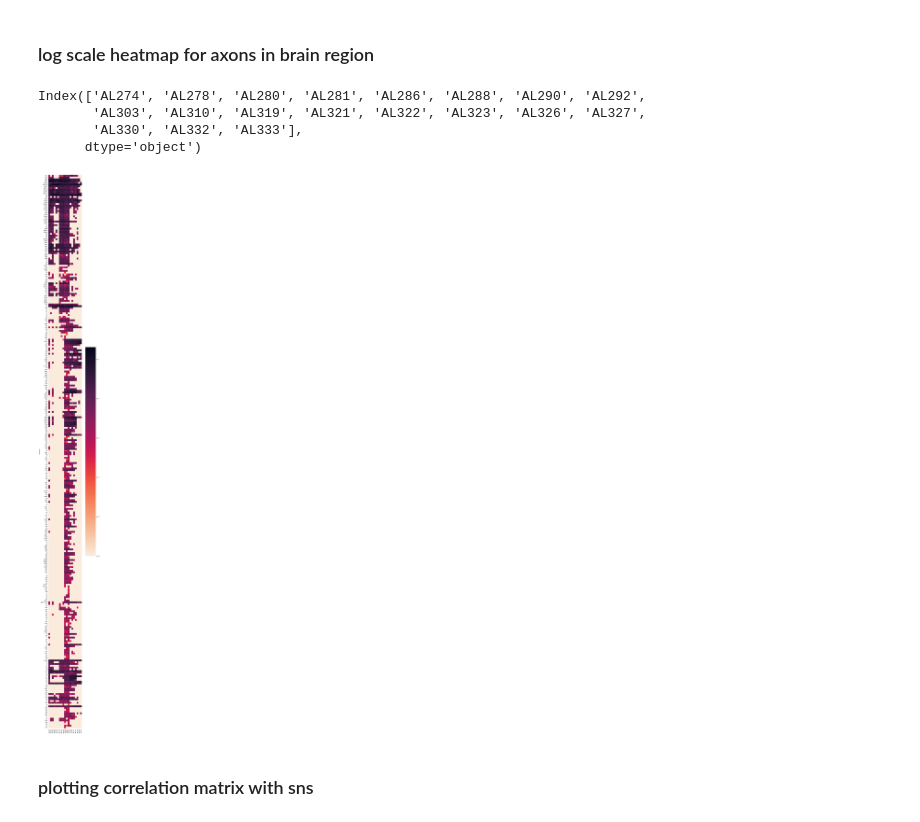
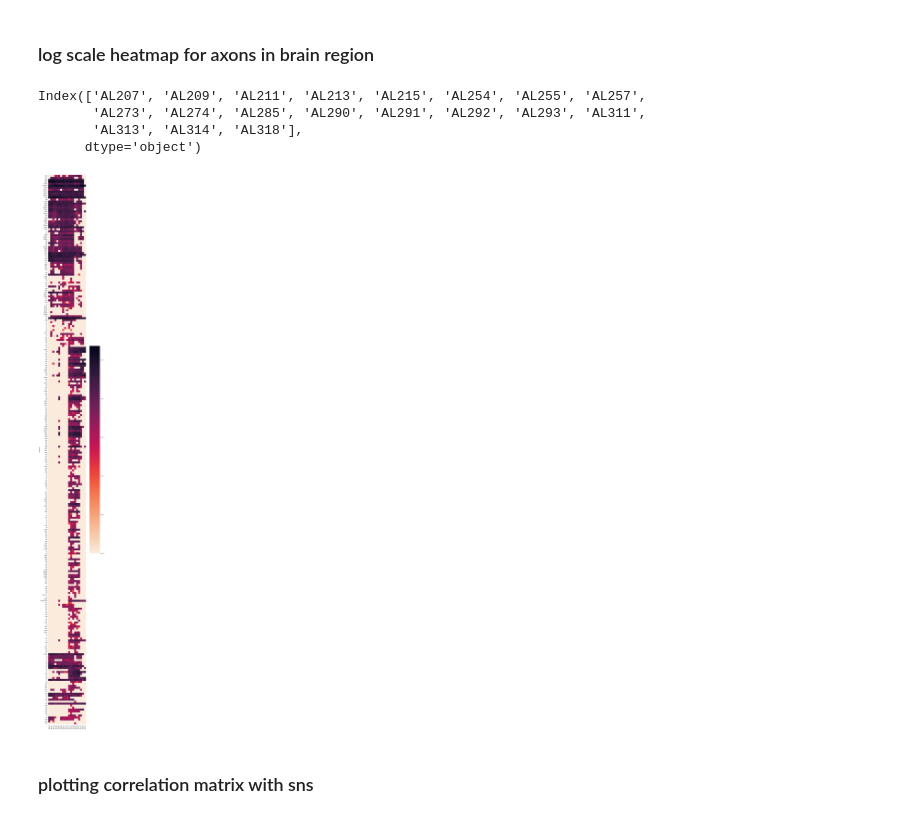
Before and after one commit to YANQI-LIU/Image_Registration, a Jupyter notebook: plotting_sns.ipynb, the cells around one changed output. Cells and saved outputs as stored; diff of their text form; code cells hidden in the pictures.

```diff
--- a/plotting_sns.ipynb
+++ b/plotting_sns.ipynb
@@ -124,7 +124,7 @@ def combine_df_specific(folder,list_of_fname,region_id=''):
 # %%
 #find all relevant files
-folder= r'D:\viral_results\s2'
-outdir = r'D:\viral_results\s2_results'
+folder= r'D:\viral_results\s1'
+outdir = r'D:\viral_results\s1_results'
 
 files= [ i for i  in os.listdir(folder) if 'with_counts' in i]
 # %%
@@ -139,17 +139,17 @@ axonal_df=axonal_df.T
 # %%
 axonal_df.columns
 # %% [output]
-Index(['AL274', 'AL278', 'AL280', 'AL281', 'AL286', 'AL288', 'AL290', 'AL292',
-       'AL303', 'AL310', 'AL319', 'AL321', 'AL322', 'AL323', 'AL326', 'AL327',
-       'AL330', 'AL332', 'AL333'],
+Index(['AL207', 'AL209', 'AL211', 'AL213', 'AL215', 'AL254', 'AL255', 'AL257',
+       'AL273', 'AL274', 'AL285', 'AL290', 'AL291', 'AL292', 'AL293', 'AL311',
+       'AL313', 'AL314', 'AL318'],
       dtype='object')
 # %%
-# column_order= ['AL254', 'AL255', 'AL257','AL290','AL291','AL292','AL293','AL213','AL313','AL314',
-#               'AL211', 'AL215','AL318', 'AL207','AL209','AL273','AL274','AL285','AL311']
+column_order= ['AL254', 'AL255', 'AL257','AL290','AL291','AL292','AL293','AL213','AL313','AL314',
+               'AL211', 'AL215','AL318', 'AL207','AL209','AL273','AL274','AL285','AL311']
 # for verified s1 injections as of april .2023
 
-column_order= ['AL303','AL332','AL333','AL290','AL292','AL323', 'AL278', 'AL280', 'AL319', 'AL288', 'AL326', 'AL327',
-              'AL281', 'AL286', 'AL321', 'AL322', 'AL274', 'AL310', 'AL330']
+#column_order= ['AL303','AL332','AL333','AL290','AL292','AL323', 'AL278', 'AL280', 'AL319', 'AL288', 'AL326', 'AL327',
+#              'AL281', 'AL286', 'AL321', 'AL322', 'AL274', 'AL310', 'AL330']
 #for s2 injections as of June.2023
 
 final=axonal_df[column_order]
@@ -175,19 +175,19 @@ final_df= df.reindex(sort_acronym_df.acronyms.to_list())
 #final_df
 # %%
 fig, ax = plt.subplots(figsize=(10,80))
-g1= sns.heatmap(final_df, norm=LogNorm(), cmap="rocket_r", square=True)
+g1= sns.heatmap(final_df, norm=LogNorm(), cmap="rocket_r", square=True,linewidths=0.0, rasterized=True)
 
 g1.tick_params(bottom=False, left=False)
 # disable ticks because it is such a mess in illustrator!
 
 plt.rcParams['svg.fonttype'] = 'none'
 # so text stay as text not paths!
 
 
 plt.savefig(f'{outdir}\{side}_heatmap_logscale.svg')
 plt.show()
 # %% [output]
-[figure, old version]
+[figure, new version]
 # %% [markdown]
 ### plotting correlation matrix with sns
 # %%
```
Also changed, not shown: parts of 9 cells of this notebook.
